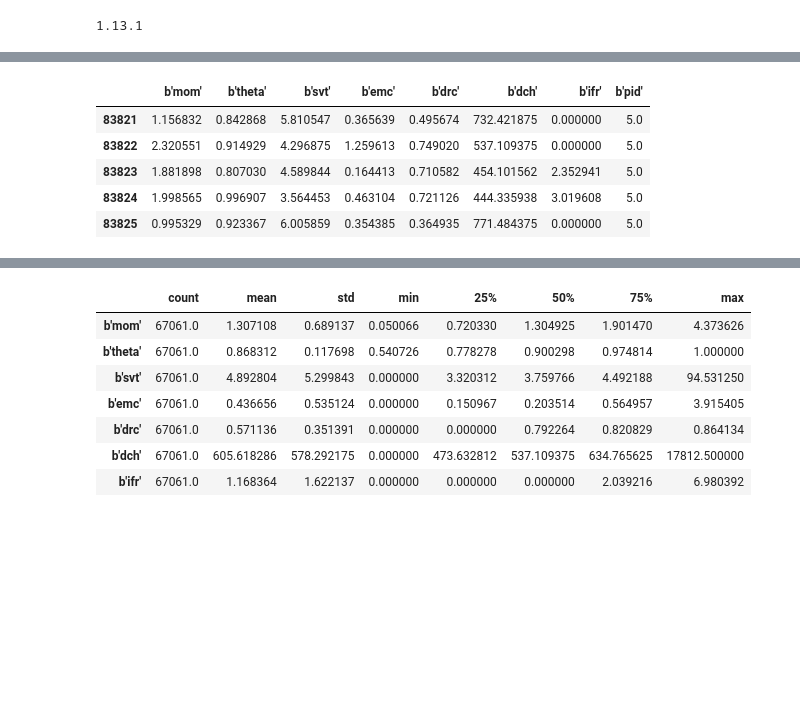
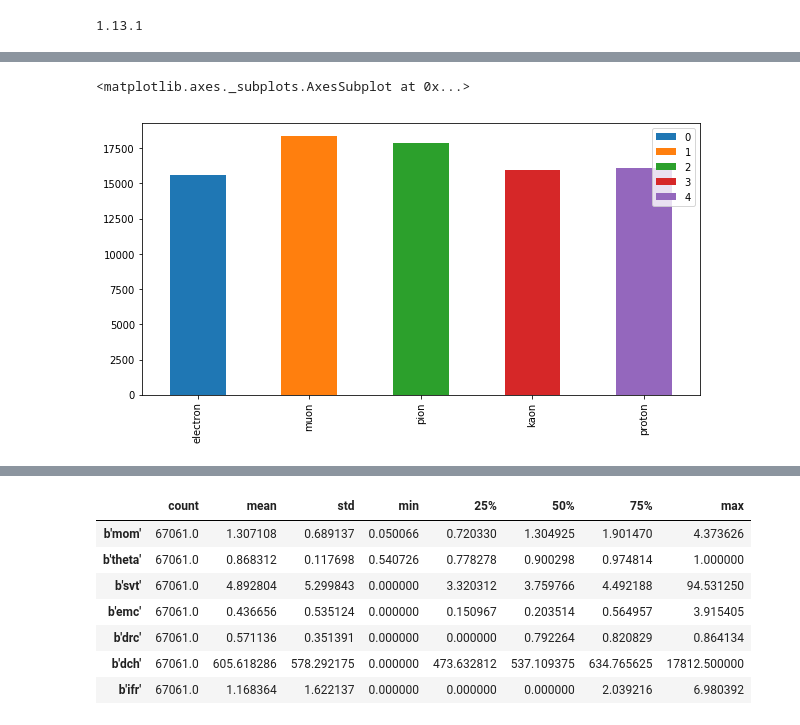
Before and after one commit to marcelkunze/notebooks-ipa, a Jupyter notebook: pid.ipynb, the cells around one changed output, grey strips where cells are left out. Cells and saved outputs as stored; diff of their text form; code cells hidden in the pictures; blank space fills up the shorter version.

```diff
--- a/pid.ipynb
+++ b/pid.ipynb
@@ -52,9 +77,13 @@ dataset = pd.DataFrame(data)
-# %%
-dataset.tail()
-# %% [output]
-|  | b'mom' | b'theta' | b'svt' | b'emc' | b'drc' | b'dch' | b'ifr' | b'pid' |
-| 83821 | 1.156832 | 0.842868 | 5.810547 | 0.365639 | 0.495674 | 732.421875 | 0.000000 | 5.0 |
-| 83822 | 2.320551 | 0.914929 | 4.296875 | 1.259613 | 0.749020 | 537.109375 | 0.000000 | 5.0 |
-| 83823 | 1.881898 | 0.807030 | 4.589844 | 0.164413 | 0.710582 | 454.101562 | 2.352941 | 5.0 |
-| 83824 | 1.998565 | 0.996907 | 3.564453 | 0.463104 | 0.721126 | 444.335938 | 3.019608 | 5.0 |
-| 83825 | 0.995329 | 0.923367 | 6.005859 | 0.354385 | 0.364935 | 771.484375 | 0.000000 | 5.0 |
+# %%
+electron = dataset[dataset[b'id']==0][b'id'].value_counts()
+muon = dataset[dataset[b'id']==1][b'id'].value_counts()
+pion = dataset[dataset[b'id']==2][b'id'].value_counts()
+kaon = dataset[dataset[b'id']==3][b'id'].value_counts()
+proton = dataset[dataset[b'id']==4][b'id'].value_counts()
+
+df = pd.DataFrame([electron, muon, pion, kaon, proton])
+df.index = ['electron','muon','pion','kaon','proton']
+df.plot(kind='bar',stacked=True, figsize=(10,5))
+# %% [output]
+<matplotlib.axes._subplots.AxesSubplot at 0x...>
+[figure, added]
```
Also changed, not shown: parts of 35 cells of this notebook.
